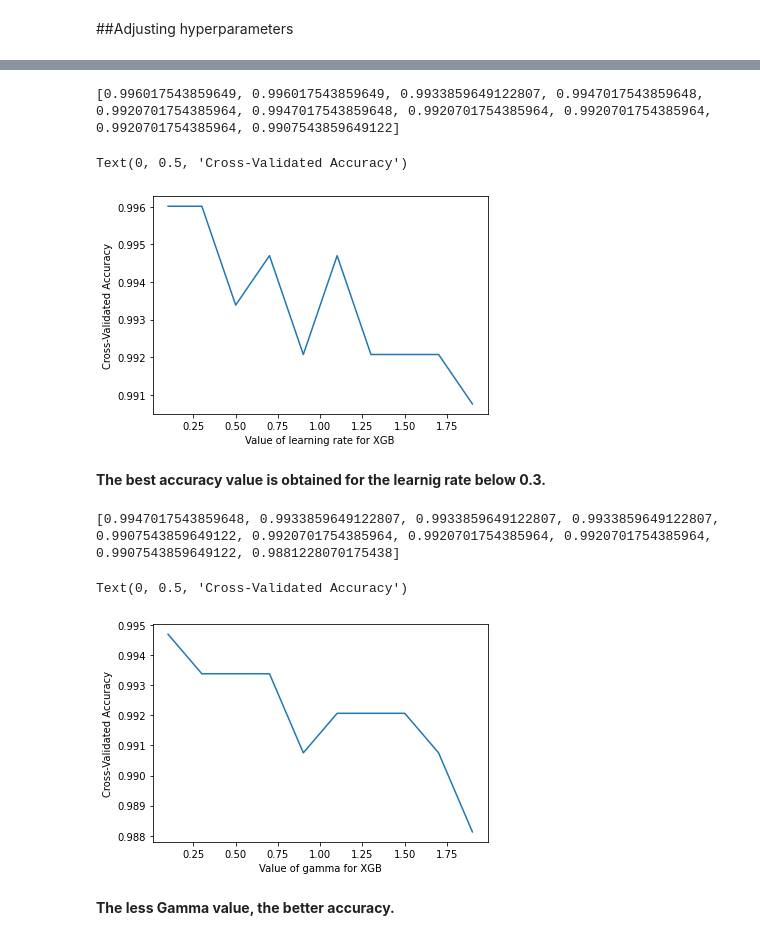
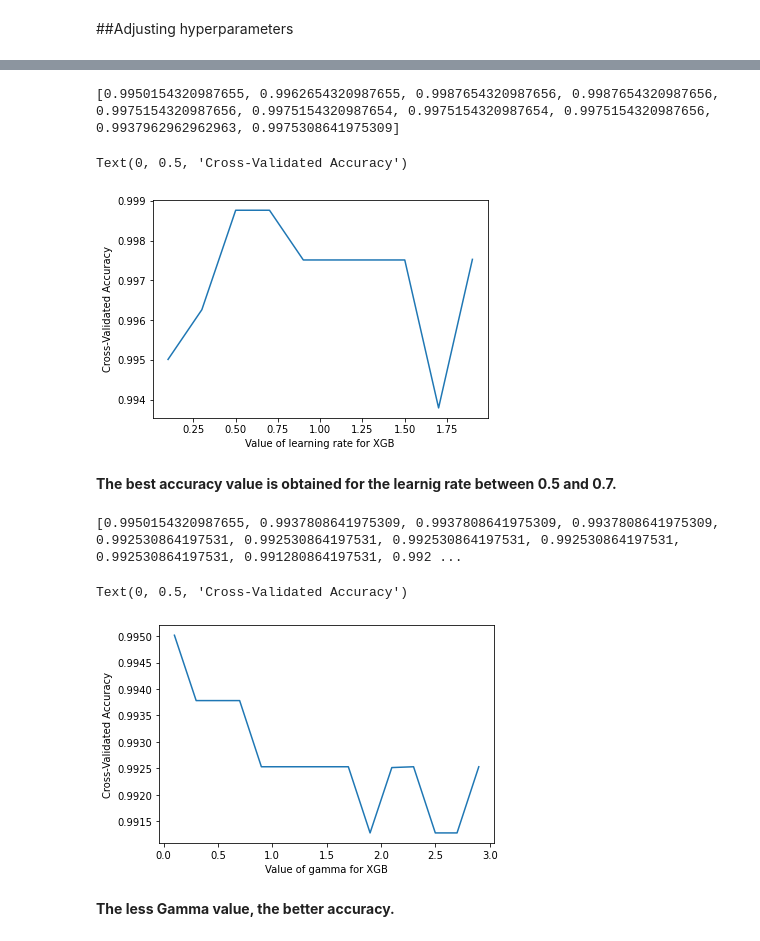
Before and after one commit to monikachudyba/MachineLearningProjects, a Jupyter notebook: Driving Behavior Dataset.ipynb, the cells around one changed output, grey strips where cells are left out. Cells and saved outputs as stored; diff of their text form; code cells hidden in the pictures.

```diff
--- a/Driving Behavior Dataset.ipynb
+++ b/Driving Behavior Dataset.ipynb
@@ -739,11 +739,11 @@ plot_confusion_matrix(xgb_classifier, X_test, y_test)
 # %% [markdown]
 ##Adjusting hyperparameters
 # %%
-depth=list(range(5,16))
+depth=list(range(2,20))
 acc_score=[]
 for d in depth:
     xgb_c = xgb_model= xgb.XGBClassifier(objective = 'multi:softmax', num_class =4, subsample = 0.9, colsample_bytree = 0.9, max_depth = d)
-    scores = cross_val_score(xgb_c, X_train, y_train, cv=10, scoring='accuracy')
+    scores = cross_val_score(xgb_c, X_train, y_train-1, cv=10, scoring='accuracy')
     acc_score.append(scores.mean())
 print(acc_score)
 # plot the value of C for SVM (x-axis) versus the cross-validated accuracy (y-axis)
@@ -762,7 +762,7 @@ lear_rate=np.arange(0.1,2,0.2)
 acc_score=[]
 for l in lear_rate:
     xgb_c = xgb_model= xgb.XGBClassifier(objective = 'multi:softmax', num_class =4, subsample = 0.9, colsample_bytree = 0.9, max_depth = 6, learning_rate = l)
-    scores = cross_val_score(xgb_c, X_train, y_train, cv=10, scoring='accuracy')
+    scores = cross_val_score(xgb_c, X_train, y_train-1, cv=10, scoring='accuracy')
     acc_score.append(scores.mean())
 print(acc_score)
 # plot the value of C for SVM (x-axis) versus the cross-validated accuracy (y-axis)
@@ -771,28 +771,28 @@ plt.plot(lear_rate,acc_score)
 plt.xlabel('Value of learning rate for XGB')
 plt.ylabel('Cross-Validated Accuracy')
 # %% [output]
-[0.996017543859649, 0.996017543859649, 0.9933859649122807, 0.9947017543859648, 0.9920701754385964, 0.9947017543859648, 0.9920701754385964, 0.9920701754385964, 0.9920701754385964, 0.9907543859649122]
+[0.9950154320987655, 0.9962654320987655, 0.9987654320987656, 0.9987654320987656, 0.9975154320987656, 0.9975154320987654, 0.9975154320987654, 0.9975154320987656, 0.9937962962962963, 0.9975308641975309]
 Text(0, 0.5, 'Cross-Validated Accuracy')
-[figure, old version]
+[figure, new version]
 # %% [markdown]
-**The best accuracy value is obtained for the learnig rate below 0.3.**
+**The best accuracy value is obtained for the learnig rate between 0.5 and 0.7.**
 # %%
-gamma=np.arange(0.1,2,0.2)
+gamma=np.arange(0.1,3,0.2)
 acc_score=[]
 for g in gamma:
-    xgb_c = xgb_model= xgb.XGBClassifier(objective = 'multi:softmax', num_class =4, subsample = 0.9, colsample_bytree = 0.9, max_depth = 6, learning_rate = 0.25, gamma = g)
-    scores = cross_val_score(xgb_c, X_train, y_train, cv=10, scoring='accuracy')
+    xgb_c = xgb_model= xgb.XGBClassifier(objective = 'multi:softmax', num_class =4, subsample = 0.9, colsample_bytree = 0.9, max_depth = 6, learning_rate = 0.5, gamma = g)
+    scores = cross_val_score(xgb_c, X_train, y_train-1, cv=10, scoring='accuracy')
     acc_score.append(scores.mean())
 print(acc_score)
 # plot the value of C for SVM (x-axis) versus the cross-validated accuracy (y-axis)
 plt.plot(gamma,acc_score)
 #plt.xticks(np.arange(0,1100,100))
 plt.xlabel('Value of gamma for XGB')
 plt.ylabel('Cross-Validated Accuracy')
 # %% [output]
-[0.9947017543859648, 0.9933859649122807, 0.9933859649122807, 0.9933859649122807, 0.9907543859649122, 0.9920701754385964, 0.9920701754385964, 0.9920701754385964, 0.9907543859649122, 0.9881228070175438]
+[0.9950154320987655, 0.9937808641975309, 0.9937808641975309, 0.9937808641975309, 0.992530864197531, 0.992530864197531, 0.992530864197531, 0.992530864197531, 0.992530864197531, 0.991280864197531, 0.992 ...
 Text(0, 0.5, 'Cross-Validated Accuracy')
-[figure, old version]
+[figure, new version]
 # %% [markdown]
 **The less Gamma value, the better accuracy.**
 # %%
```
Also changed, not shown: parts of 49 cells of this notebook.
